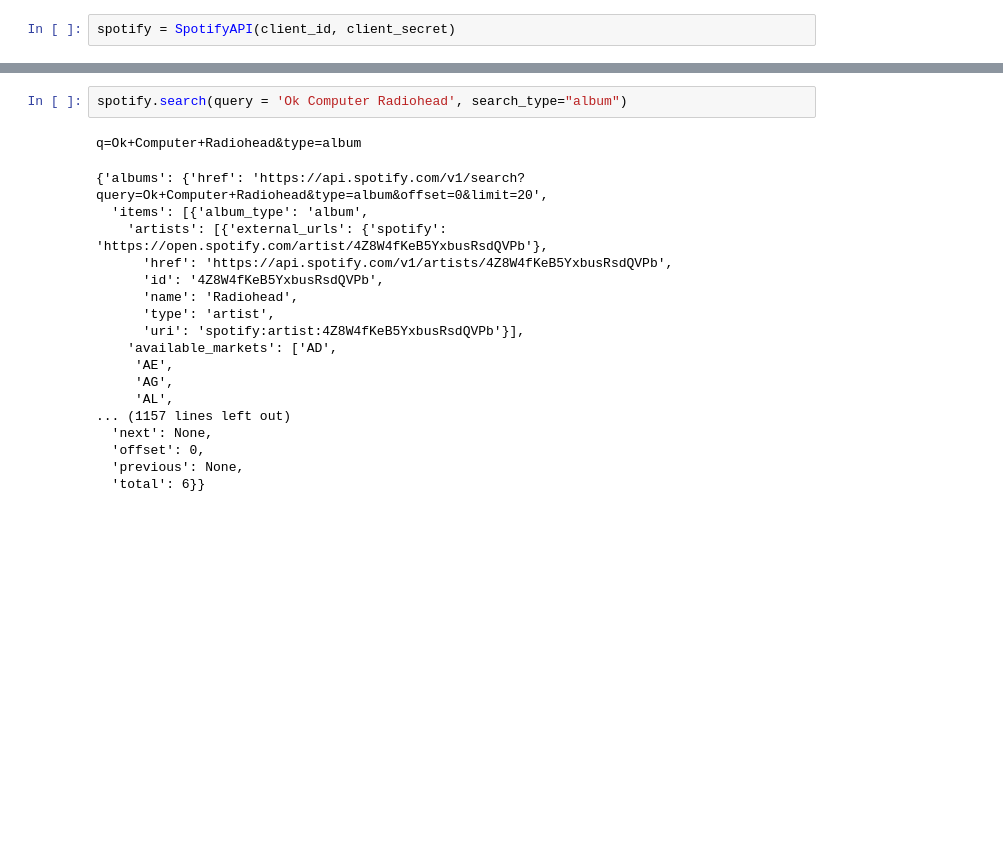
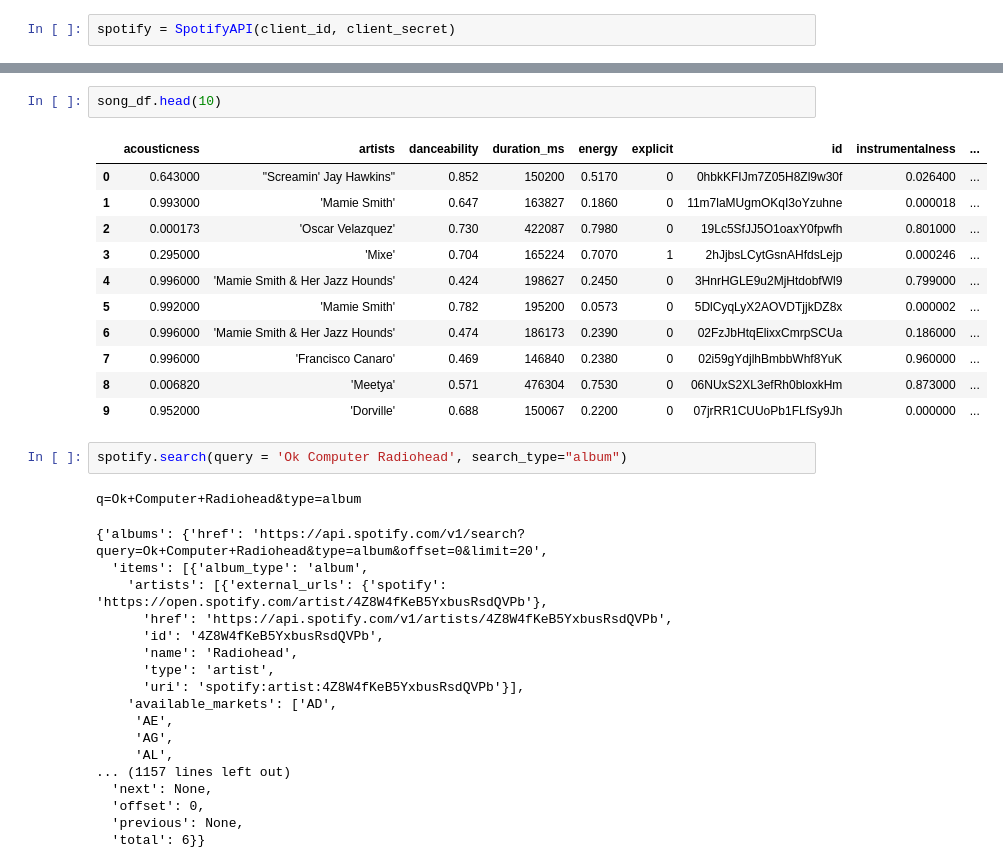
Before and after one commit to tklein98/cratescanner_2.0, a Jupyter notebook: notebooks/spotify_client.ipynb, the cells around one changed output, grey strips where cells are left out. Cells and saved outputs as stored; diff of their text form; blank space fills up the shorter version.

```diff
--- a/notebooks/spotify_client.ipynb
+++ b/notebooks/spotify_client.ipynb
@@ -153,3 +181,17 @@ spotify = SpotifyAPI(client_id, client_secret)
+# %%
+song_df.head(10)
+# %% [output]
+|  | acousticness | artists | danceability | duration_ms | energy | explicit | id | instrumentalness | ... |
+| 0 | 0.643000 | "Screamin' Jay Hawkins" | 0.852 | 150200 | 0.5170 | 0 | 0hbkKFIJm7Z05H8Zl9w30f | 0.026400 | ... |
+| 1 | 0.993000 | 'Mamie Smith' | 0.647 | 163827 | 0.1860 | 0 | 11m7laMUgmOKqI3oYzuhne | 0.000018 | ... |
+| 2 | 0.000173 | 'Oscar Velazquez' | 0.730 | 422087 | 0.7980 | 0 | 19Lc5SfJJ5O1oaxY0fpwfh | 0.801000 | ... |
+| 3 | 0.295000 | 'Mixe' | 0.704 | 165224 | 0.7070 | 1 | 2hJjbsLCytGsnAHfdsLejp | 0.000246 | ... |
+| 4 | 0.996000 | 'Mamie Smith & Her Jazz Hounds' | 0.424 | 198627 | 0.2450 | 0 | 3HnrHGLE9u2MjHtdobfWl9 | 0.799000 | ... |
+| 5 | 0.992000 | 'Mamie Smith' | 0.782 | 195200 | 0.0573 | 0 | 5DlCyqLyX2AOVDTjjkDZ8x | 0.000002 | ... |
+| 6 | 0.996000 | 'Mamie Smith & Her Jazz Hounds' | 0.474 | 186173 | 0.2390 | 0 | 02FzJbHtqElixxCmrpSCUa | 0.186000 | ... |
+| 7 | 0.996000 | 'Francisco Canaro' | 0.469 | 146840 | 0.2380 | 0 | 02i59gYdjlhBmbbWhf8YuK | 0.960000 | ... |
+| 8 | 0.006820 | 'Meetya' | 0.571 | 476304 | 0.7530 | 0 | 06NUxS2XL3efRh0bloxkHm | 0.873000 | ... |
+| 9 | 0.952000 | 'Dorville' | 0.688 | 150067 | 0.2200 | 0 | 07jrRR1CUUoPb1FLfSy9Jh | 0.000000 | ... |
 # %%
 spotify.search(query = 'Ok Computer Radiohead', search_type="album")
 # %% [output]
```
Also changed, not shown: parts of 25 cells of this notebook, 8 other files.
